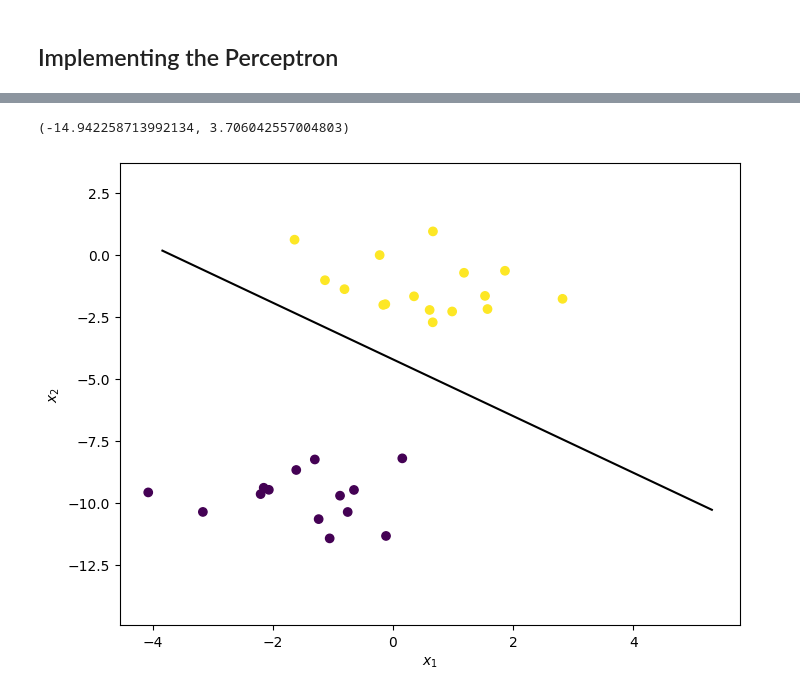
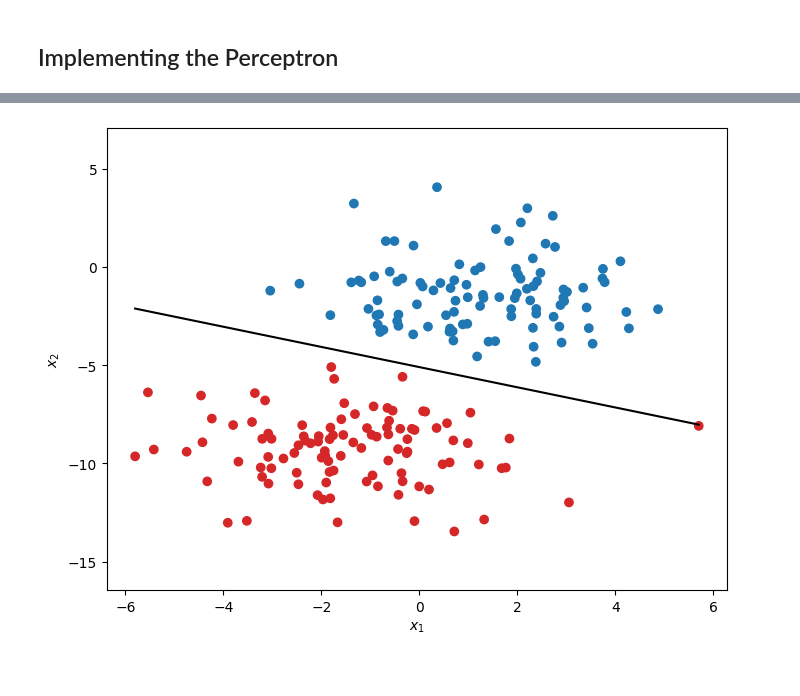
Before and after one commit to clemencia/ML4Physics, a Jupyter notebook: 03-Building_Perceptron_from_scratch.ipynb, the cells around one changed output, grey strips where cells are left out. Drawn from its saved outputs; the diff is of its cells as text; code cells hidden in the pictures.

```diff
--- a/03-Building_Perceptron_from_scratch.ipynb
+++ b/03-Building_Perceptron_from_scratch.ipynb
@@ -68,7 +90,7 @@ from sklearn import datasets
 
 # Dataset
 X, y = datasets.make_blobs(
-    n_samples=150, n_features=2, centers=2, cluster_std=1.05, random_state=2
+    n_samples=250, n_features=2, centers=2, cluster_std=1.70, random_state=2
 )
 X_train, X_test, y_train, y_test = train_test_split(
     X, y, test_size=0.2, random_state=123
@@ -78,7 +100,7 @@ print ( X_train.shape, X_train )
 print ( y_train.shape, y_train )
 
 def plot_data( X, y ):
-    plt.scatter( X[:, 0], X[:, 1], marker="o", c=y)
+    plt.scatter( X[:, 0], X[:, 1], marker="o", c=np.where( y == 1, 'tab:blue', 'tab:red' ) )
     plt.xlabel( r"$x_1$" )
     plt.ylabel( r"$x_2$" )
 
@@ -122,18 +144,19 @@ Perceptron classification accuracy: 1.0
 # %%
 # Plot results
-# Line that intercepts the y = 0 plane
-x1_1 = np.amin(X_train[:, 0])
-x1_2 = np.amax(X_train[:, 0])
-x2_1 = (-p.weights[0] * x1_1 - p.bias) / p.weights[1]
-x2_2 = (-p.weights[0] * x1_2 - p.bias) / p.weights[1]
+def plot_with_line( X, y ):
+    # Line that intercepts the y = 0 plane
+    x1_1 = np.amin(X_train[:, 0])
+    x1_2 = np.amax(X_train[:, 0])
+    x2_1 = (-p.weights[1] * x1_1 - p.weights[0]) / p.weights[2]
+    x2_2 = (-p.weights[1] * x1_2 - p.weights[0]) / p.weights[2]
+
+    plot_data( X, y )
+    plt.plot( [x1_1, x1_2], [x2_1, x2_2], "k")
+    x2_min = np.amin(X_train[:, 1])
+    x2_max = np.amax(X_train[:, 1])
+    plt.ylim([x2_min - 3, x2_max + 3])
 
 fig = plt.figure( figsize=(8,6) )
-# plot_data( X_train, y_train )
-plot_data( X_test, y_test )
-plt.plot( [x1_1, x1_2], [x2_1, x2_2], "k")
-x2_min = np.amin(X_train[:, 1])
-x2_max = np.amax(X_train[:, 1])
-plt.ylim([x2_min - 3, x2_max + 3])
+plot_with_line( X_train, y_train )
 # %% [output]
-(-14.942258713992134, 3.706042557004803)
-[figure, old version]
+[figure, new version]
```
Also changed, not shown: parts of 10 cells of this notebook.
